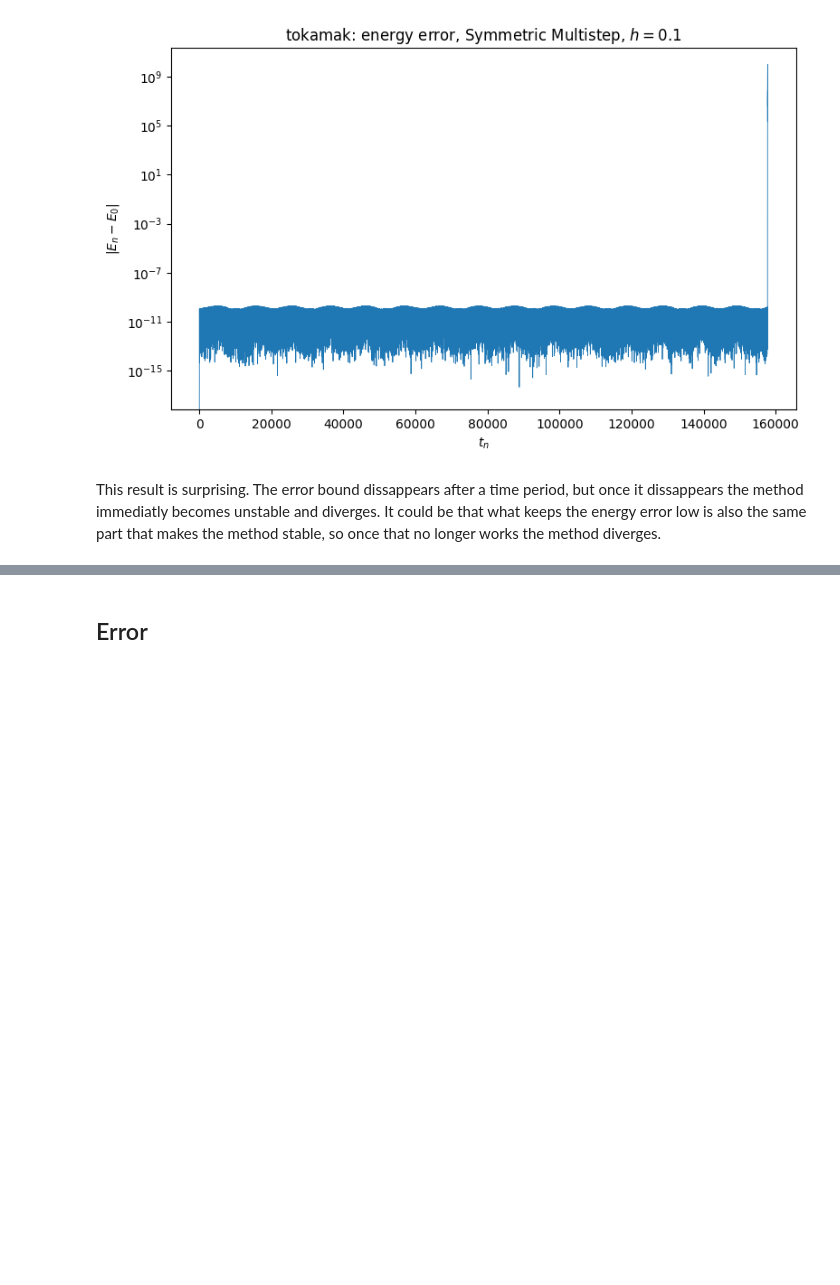
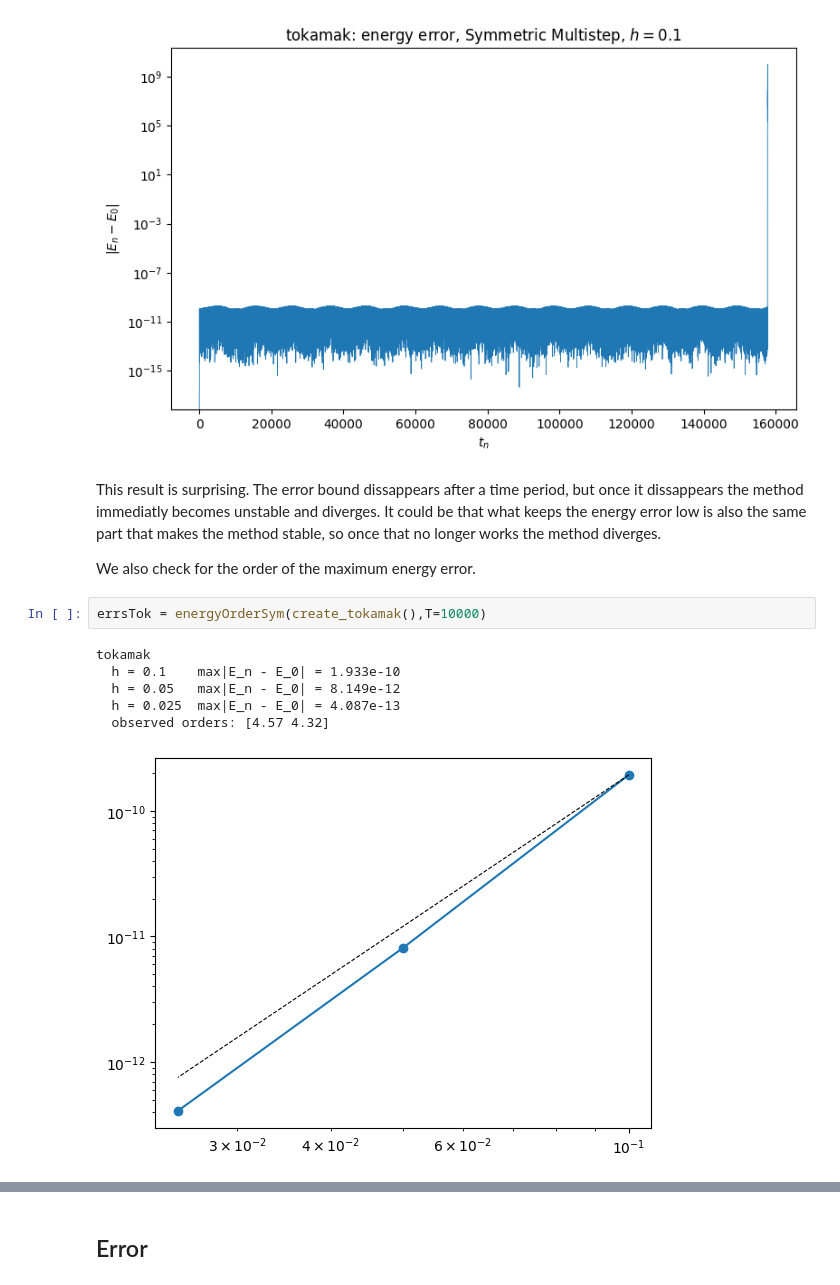
Before and after one commit to Akaada/TMA4215_NumericalMathematics_project_2, a Jupyter notebook: Problem5A/problem5Aanswer.ipynb, the cells around one changed output, grey strips where cells are left out. Drawn from its saved outputs; the diff is of its cells as text; blank space fills up the shorter version.

```diff
--- a/Problem5A/problem5Aanswer.ipynb
+++ b/Problem5A/problem5Aanswer.ipynb
@@ -184,3 +183,14 @@ Symmetric Multistep done
 [figure]
 # %% [markdown]
 This result is surprising. The error bound dissappears after a time period, but once it dissappears the method immediatly becomes unstable and diverges. It could be that what keeps the energy error low is also the same part that makes the method stable, so once that no longer works the method diverges.
+
+We also check for the order of the maximum energy error.
+# %%
+errsTok = energyOrderSym(create_tokamak(),T=10000)
+# %% [output]
+tokamak
+  h = 0.1    max|E_n - E_0| = 1.933e-10
+  h = 0.05   max|E_n - E_0| = 8.149e-12
+  h = 0.025  max|E_n - E_0| = 4.087e-13
+  observed orders: [4.57 4.32]
+[figure, added]
```
Also changed, not shown: parts of 4 cells of this notebook.
